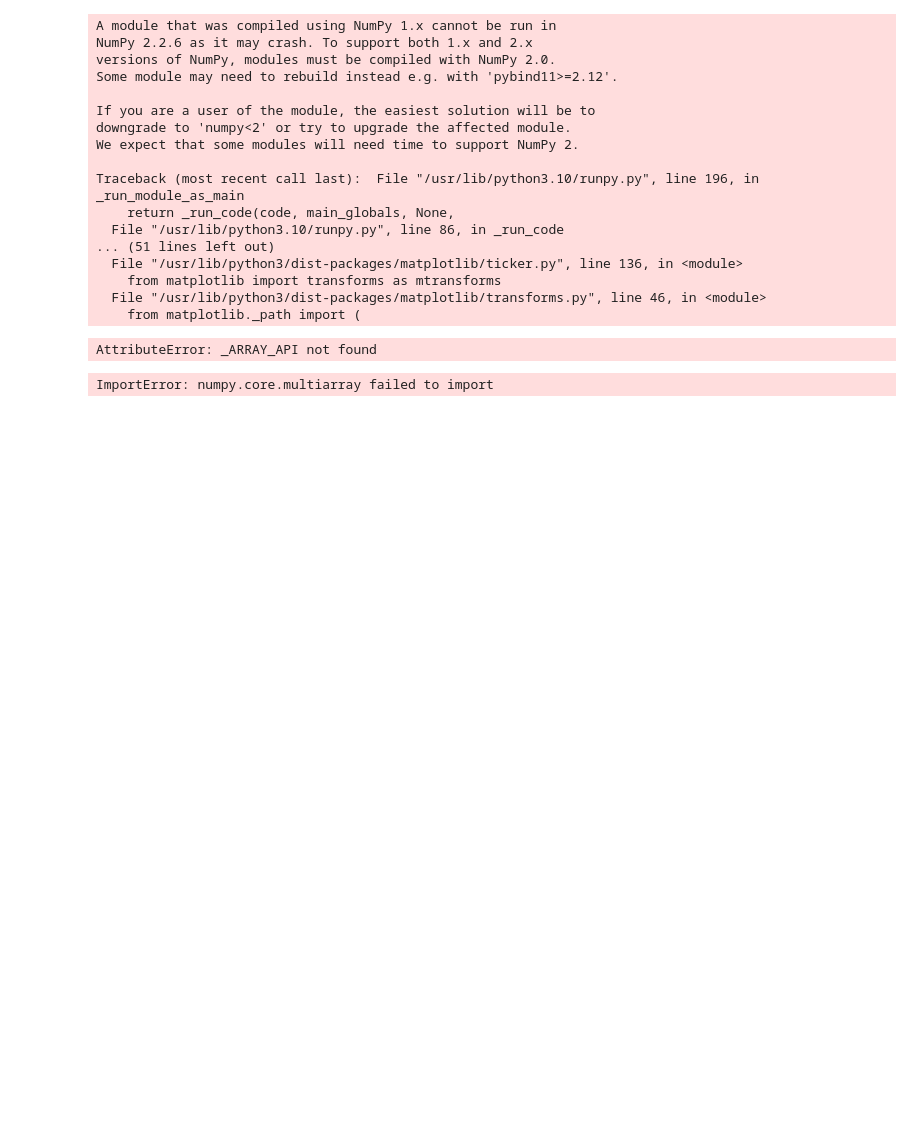
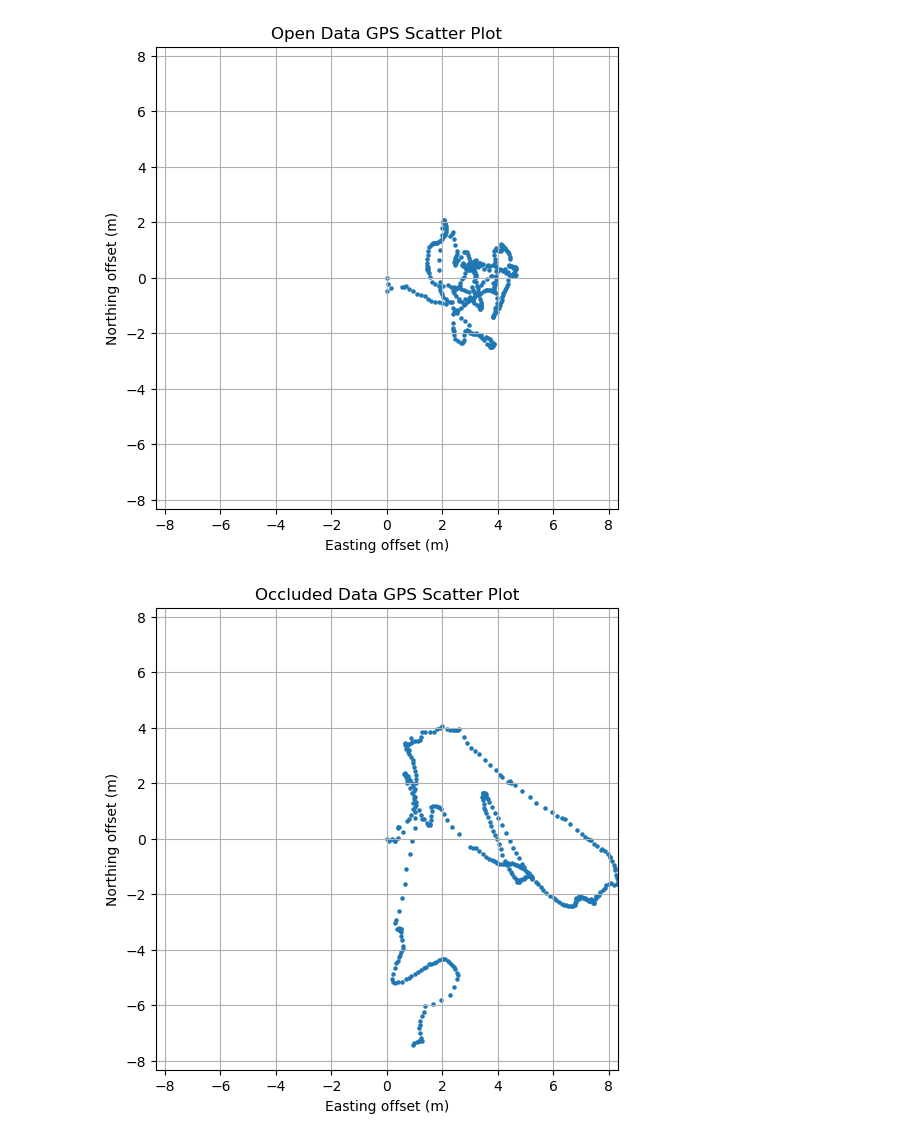
Before and after one commit to ramirez-adr/EECE5554, a Jupyter notebook: LAB1/src/humble_data_analysis.ipynb, the cells around one changed output. Drawn from its saved outputs; the diff is of its cells as text; code cells hidden in the pictures; blank space fills up the shorter version.

Commit message:
Added rosbag reading for more accurate humble data

```diff
--- a/LAB1/src/humble_data_analysis.ipynb
+++ b/LAB1/src/humble_data_analysis.ipynb
@@ -1,34 +0,0 @@
-# %%
-
-
-import pandas as pd
-import matplotlib.pyplot as plt
-
-
-open_data = pd.read_csv('data/open_data_0_gps.csv')
-occulded_data = pd.read_csv('data/occluded_data_0_gps.csv')
-straight_line_data = pd.read_csv('data/straight_line_data_1_gps.csv')
-
-# preprocess data
-# remove the last 40 rows of the open data as i didn't turn off the gps until i was back in the house
-open_data = open_data[:-40]
-# %% [output]
-A module that was compiled using NumPy 1.x cannot be run in
-NumPy 2.2.6 as it may crash. To support both 1.x and 2.x
-versions of NumPy, modules must be compiled with NumPy 2.0.
-Some module may need to rebuild instead e.g. with 'pybind11>=2.12'.
-
-If you are a user of the module, the easiest solution will be to
-downgrade to 'numpy<2' or try to upgrade the affected module.
-We expect that some modules will need time to support NumPy 2.
-
-Traceback (most recent call last):  File "/usr/lib/python3.10/runpy.py", line 196, in _run_module_as_main
-    return _run_code(code, main_globals, None,
-  File "/usr/lib/python3.10/runpy.py", line 86, in _run_code
-... (51 lines left out)
-  File "/usr/lib/python3/dist-packages/matplotlib/ticker.py", line 136, in <module>
-    from matplotlib import transforms as mtransforms
-  File "/usr/lib/python3/dist-packages/matplotlib/transforms.py", line 46, in <module>
-    from matplotlib._path import (
-AttributeError: _ARRAY_API not found
-ImportError: numpy.core.multiarray failed to import
@@ -48,36 +61,41 @@ def plot_gps_scatter(df, title, lims=None):
     plt.xlabel('Easting offset (m)')
     plt.ylabel('Northing offset (m)')
     plt.title(title)
     plt.gca().set_aspect('equal')
     plt.grid(True)
 
     if lims is not None:
         plt.xlim(lims)
         plt.ylim(lims)
 
     plt.show()
 
 
 def get_limits(*dfs):
     all_e = []
     all_n = []
 
     for df in dfs:
         e = df['utm_easting'] - df['utm_easting'].iloc[0]
         n = df['utm_northing'] - df['utm_northing'].iloc[0]
         all_e.extend(e)
         all_n.extend(n)
 
     m = max(np.max(np.abs(all_e)), np.max(np.abs(all_n)))
     return (-m, m)
 
-lims = get_limits(open_data, occulded_data)
+occluded_data = bag_to_df(occluded_bag_path, typestore)
+open_data = bag_to_df(open_bag_path, typestore)
+lims = get_limits(open_data, occluded_data)
 
 plot_gps_scatter(open_data, 'Open Data GPS Scatter Plot', lims)
-plot_gps_scatter(occulded_data, 'Occluded Data GPS Scatter Plot', lims)
+plot_gps_scatter(occluded_data, 'Occluded Data GPS Scatter Plot', lims)
 
 
-plot_gps_scatter(straight_line_data, 'Straight Line Data GPS Scatter Plot')
+# plot_gps_scatter(straight_line_data, 'Straight Line Data GPS Scatter Plot')
+# %% [output]
+[figure, added]
+[figure, added]
 # %%
 import numpy as np
 import matplotlib.pyplot as plt
```
Also changed, not shown: parts of 4 cells of this notebook.
